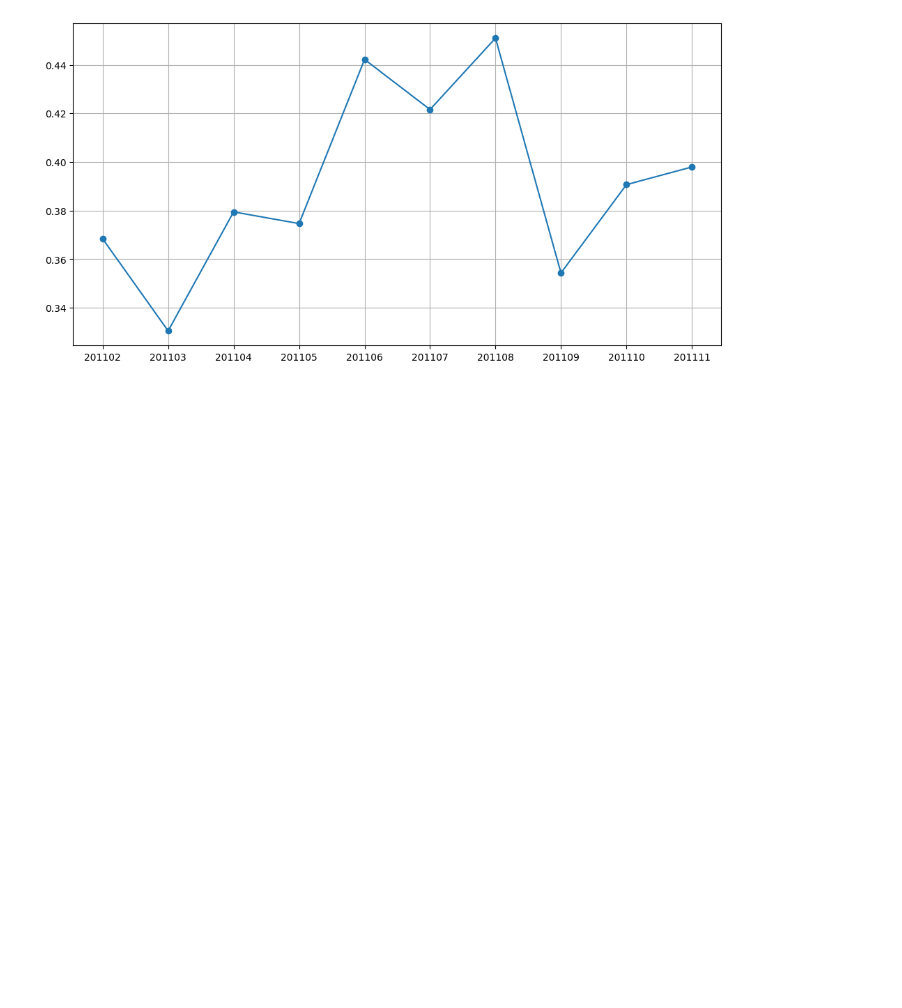
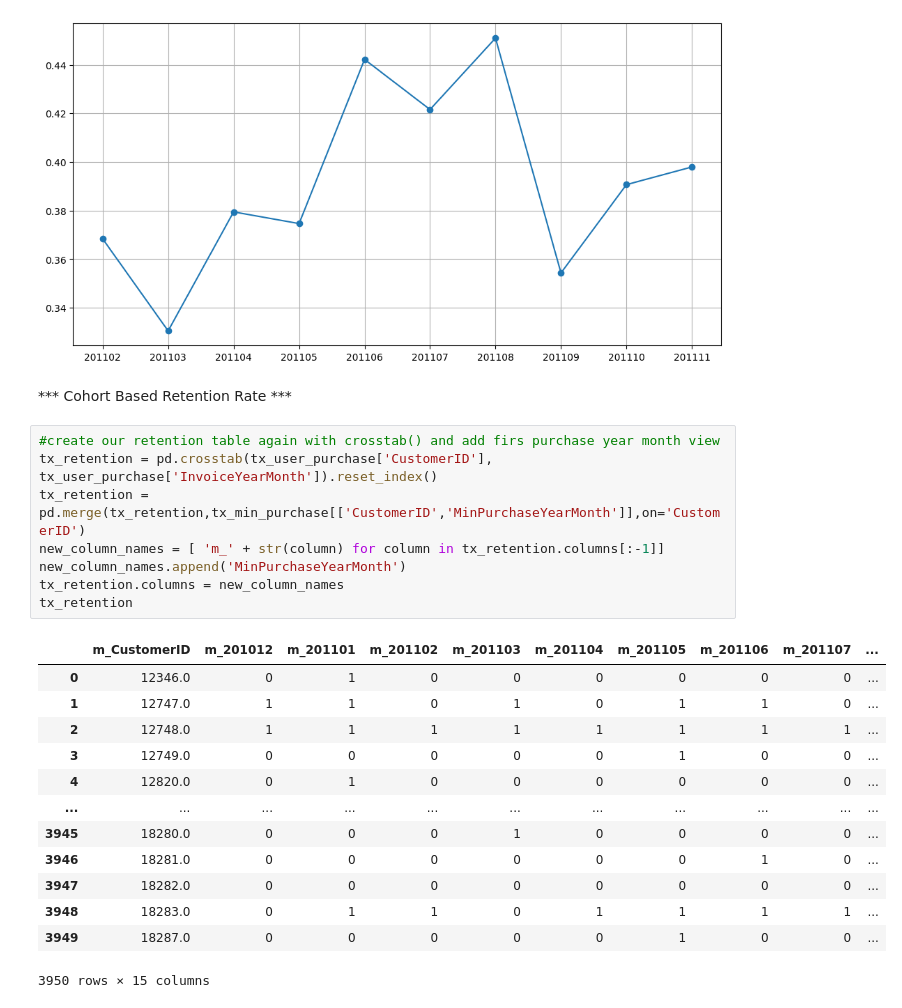
Before and after one commit to akheradmand/MachineLearning, a Jupyter notebook: 39/online_retail.ipynb, the cells around one changed output. Saved outputs shown, nothing was run; the diff lists cells and outputs as text; blank space fills up the shorter version.

```diff
--- a/39/online_retail.ipynb
+++ b/39/online_retail.ipynb
@@ -276,3 +276,27 @@ plt.grid()
 plt.show()
 # %% [output]
 [figure]
+# %% [markdown]
+*** Cohort Based Retention Rate ***
+# %%
+#create our retention table again with crosstab() and add firs purchase year month view
+tx_retention = pd.crosstab(tx_user_purchase['CustomerID'], tx_user_purchase['InvoiceYearMonth']).reset_index()
+tx_retention = pd.merge(tx_retention,tx_min_purchase[['CustomerID','MinPurchaseYearMonth']],on='CustomerID')
+new_column_names = [ 'm_' + str(column) for column in tx_retention.columns[:-1]]
+new_column_names.append('MinPurchaseYearMonth')
+tx_retention.columns = new_column_names
+tx_retention
+# %% [output]
+|  | m_CustomerID | m_201012 | m_201101 | m_201102 | m_201103 | m_201104 | m_201105 | m_201106 | m_201107 | ... |
+| 0 | 12346.0 | 0 | 1 | 0 | 0 | 0 | 0 | 0 | 0 | ... |
+| 1 | 12747.0 | 1 | 1 | 0 | 1 | 0 | 1 | 1 | 0 | ... |
+| 2 | 12748.0 | 1 | 1 | 1 | 1 | 1 | 1 | 1 | 1 | ... |
+| 3 | 12749.0 | 0 | 0 | 0 | 0 | 0 | 1 | 0 | 0 | ... |
+| 4 | 12820.0 | 0 | 1 | 0 | 0 | 0 | 0 | 0 | 0 | ... |
+| ... | ... | ... | ... | ... | ... | ... | ... | ... | ... | ... |
+| 3945 | 18280.0 | 0 | 0 | 0 | 1 | 0 | 0 | 0 | 0 | ... |
+| 3946 | 18281.0 | 0 | 0 | 0 | 0 | 0 | 0 | 1 | 0 | ... |
+| 3947 | 18282.0 | 0 | 0 | 0 | 0 | 0 | 0 | 0 | 0 | ... |
+| 3948 | 18283.0 | 0 | 1 | 1 | 0 | 1 | 1 | 1 | 1 | ... |
+| 3949 | 18287.0 | 0 | 0 | 0 | 0 | 0 | 1 | 0 | 0 | ... |
+3950 rows × 15 columns
```
Also changed, not shown: parts of 1 cell of this notebook.
